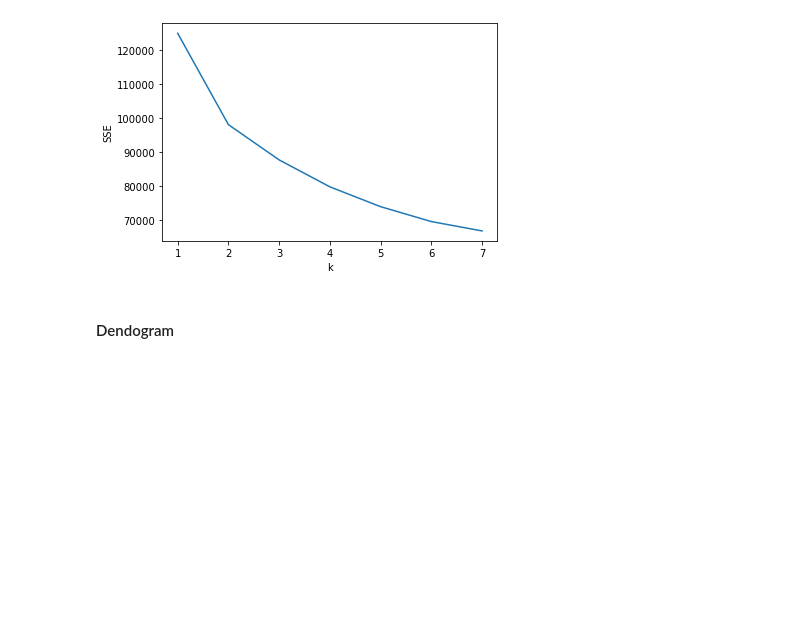
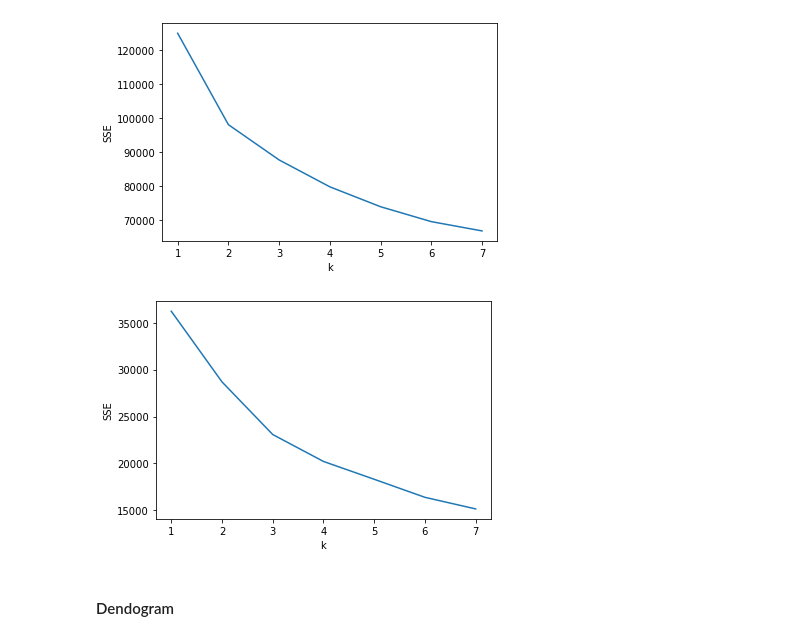
Before and after one commit to Leon209/Project_2-Unsupervised-Learning, a Jupyter notebook: Project 2.ipynb, the cells around one changed output. Drawn from its saved outputs; the diff is of its cells as text; code cells hidden in the pictures; blank space fills up the shorter version.

```diff
--- a/Project 2.ipynb
+++ b/Project 2.ipynb
@@ -485,6 +485,28 @@ plt.xticks(ks)
 plt.show()
 # %% [output]
 [figure]
+# %%
+ks = range(1, 8)
+inertias = []
+
+for k in ks:
+
+    model = KMeans(n_clusters=k)
+
+
+    model.fit(data_customer)
+
+
+    inertias.append(model.inertia_)
+
+
+plt.plot(ks, inertias)
+plt.xlabel('k')
+plt.ylabel('SSE')
+plt.xticks(ks)
+plt.show()
+# %% [output]
+[figure, added]
 # %% [markdown]
 <h4>Dendogram</h4>
 # %%
```
Also changed, not shown: parts of 27 cells of this notebook.
